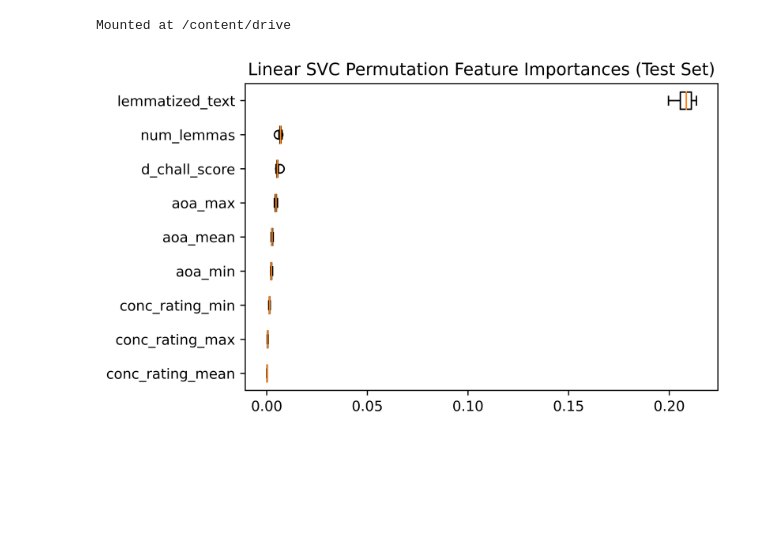
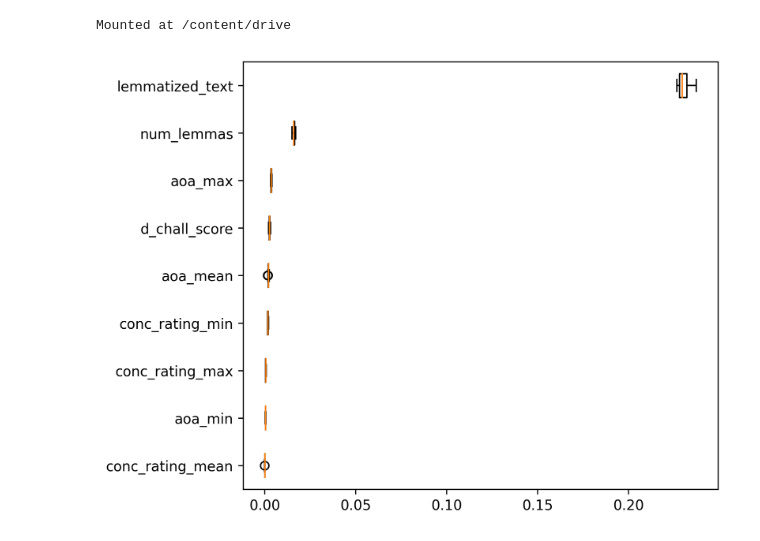
Before and after one commit to Tstrebe2/predicting-text-difficulty, a Jupyter notebook: notebooks-svc-feature-permutation-importance.ipynb, the cells around one changed output. Saved outputs shown, nothing was run; the diff lists cells and outputs as text; code cells hidden in the pictures; blank space fills up the shorter version.

```diff
--- a/notebooks-svc-feature-permutation-importance.ipynb
+++ b/notebooks-svc-feature-permutation-importance.ipynb
@@ -67,8 +69,8 @@ def build_clf(tfidf_kwargs={}, clf_kwargs={}, include_num_features=True):
   ])
   return clf
 # %%
-tfidf_kwargs=dict(min_df=50, ngram_range=(1, 3), max_features=5000)
-clf_kwargs=dict(dual=False, C=.5, penalty='l1', loss='squared_hinge', random_state=99)
+tfidf_kwargs=dict(max_df=.5, ngram_range=(1, 3))
+clf_kwargs=dict(dual=False, C=.5, penalty='l1', random_state=99)
 
 clf = build_clf(tfidf_kwargs=tfidf_kwargs, clf_kwargs=clf_kwargs, include_num_features=True)
 # %%
@@ -82,23 +84,22 @@ r = permutation_importance(clf, df_test[all_features],
 # %%
 def plot_permutations(save=False):
   perm_sorted_idx = r.importances_mean.argsort()
 
-  fig = plt.figure(dpi=800)
+  fig = plt.figure(dpi=300, figsize=(6.4, 4.8))
   ax = plt.gca()
-  ax.set_title('Linear SVC Permutation Feature Importances (Test Set)')
 
   ax.boxplot(
     r.importances[perm_sorted_idx].T,
     vert=False,
     labels=np.array(all_features)[perm_sorted_idx],
   )
-
+  fig.tight_layout()
   if save:
-    plt.savefig(''.join([repo_path, 'permutation-feature-analysis']), format='png')
+    plt.savefig(''.join([repo_path, 'permutation-feature-analysis.png']), format='png')
 
 plot_permutations(True)
 # %% [output]
-[figure, old version]
+[figure, new version]
 # %%
 def plot_feature_importances(save=False):
   readability_features_trf = clf['preprocessor'].transformers_[0][1]['binner'].get_feature_names_out(readability_features)
```
Also changed, not shown: parts of 2 cells of this notebook.
